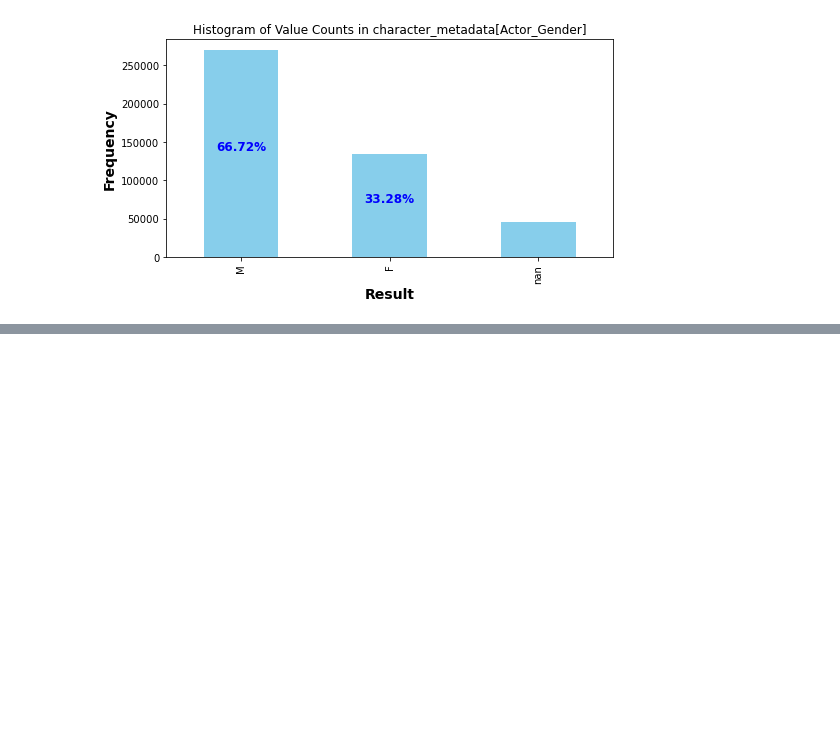
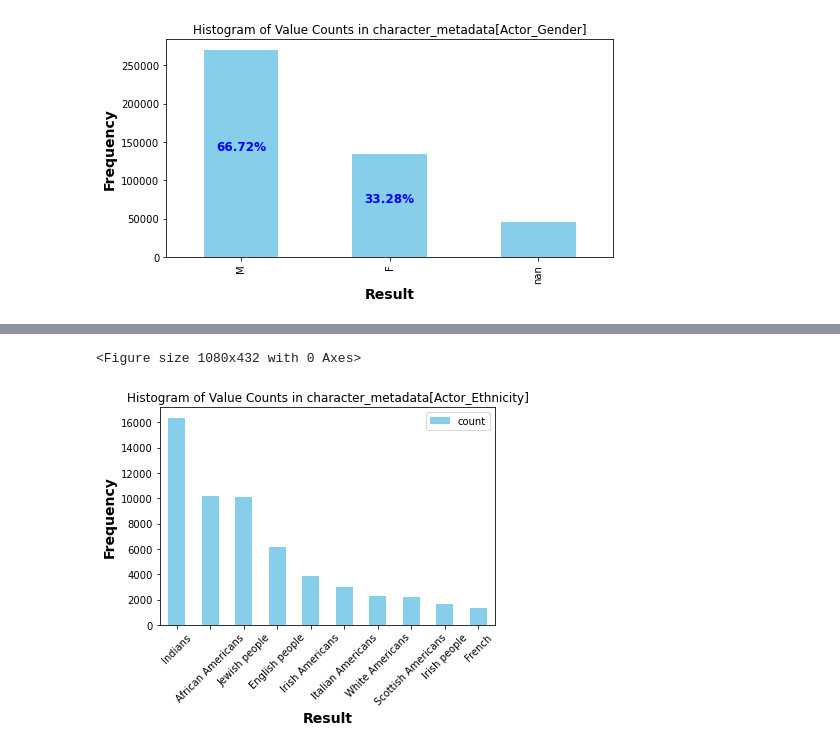
Before and after one commit to epfl-ada/ada-2024-project-fadadudata2024, a Jupyter notebook: Axe-3_ethincity_and_genre.ipynb, the cells around one changed output, grey strips where cells are left out. Saved outputs shown, nothing was run; the diff lists cells and outputs as text; code cells hidden in the pictures; blank space fills up the shorter version.

```diff
--- a/Axe-3_ethincity_and_genre.ipynb
+++ b/Axe-3_ethincity_and_genre.ipynb
@@ -187,0 +163,21 @@ plt.show()
+# %%
+full_movie_metadata_char_gender_american=full_movie_metadata_char_gender[full_movie_metadata_char_gender['Continents'].apply(lambda x: 'America'in x)]
+m_count_a = full_movie_metadata_char_gender_american['Actor_Gender'].value_counts().get('M', 0)
+f_count_a = full_movie_metadata_char_gender_american['Actor_Gender'].value_counts().get('F', 0)
+total_gender_count_a=full_movie_metadata_char_gender_american['Actor_Gender'].count()
+gender_count_a=full_movie_metadata_char_gender_american['Actor_Gender'].value_counts(dropna = False)
+display(gender_count_a.head(30).to_frame().style.set_table_attributes('style="display:inline"').set_caption('<b>Actor Gender (America)</b>'))
+
+full_movie_metadata_char_gender_europe=full_movie_metadata_char_gender[full_movie_metadata_char_gender['Continents'].apply(lambda x: 'Europe'in x)]
+m_count_e = full_movie_metadata_char_gender_europe['Actor_Gender'].value_counts().get('M', 0)
+f_count_e = full_movie_metadata_char_gender_europe['Actor_Gender'].value_counts().get('F', 0)
+total_gender_count_e=full_movie_metadata_char_gender_europe['Actor_Gender'].count()
+gender_count_e=full_movie_metadata_char_gender_europe['Actor_Gender'].value_counts(dropna = False)
+display(gender_count_e.head(30).to_frame().style.set_table_attributes('style="display:inline"').set_caption('<b>Actor Gender (Europe)</b>'))
+
+full_movie_metadata_char_gender_both=full_movie_metadata_char_gender[full_movie_metadata_char_gender['Continents'].apply(lambda x: 'Both'in x)]
+m_count_b = full_movie_metadata_char_gender_both['Actor_Gender'].value_counts().get('M', 0)
+f_count_b = full_movie_metadata_char_gender_both['Actor_Gender'].value_counts().get('F', 0)
+total_gender_count_b=full_movie_metadata_char_gender_both['Actor_Gender'].count()
+gender_count_b=full_movie_metadata_char_gender_both['Actor_Gender'].value_counts(dropna = False)
+display(gender_count_b.head(30).to_frame().style.set_table_attributes('style="display:inline"').set_caption('<b>Actor Gender (Both)</b>'))
@@ -187,0 +248,5 @@ plt.show()
+# %%
+ethnicity_map=pd.read_csv("data/ethnicity_mappings.csv")
+# Add a leading slash to Freebase_ID in ethnicity_map
+ethnicity_map['freebase_id'] = ethnicity_map['freebase_id'].apply(lambda x: f'/{x}' if not x.startswith('/') else x)
+ethnicity_map.head(5)
@@ -187,0 +271,6 @@ plt.show()
+# %%
+# Convert the ethnicity_map DataFrame into a dictionary for mapping
+ethnicity_dict = ethnicity_map.set_index('freebase_id')['ethnicity'].to_dict()
+
+# Map the Freebase IDs in character_metadata to their ethnicities
+character_metadata['Actor_Ethnicity'] = character_metadata['Actor_Ethnicity'].map(ethnicity_dict)
@@ -187,0 +291,16 @@ plt.show()
+# %%
+ethnicity_count=character_metadata['Actor_Ethnicity'].value_counts().head(10).to_frame()
+
+
+# Plot the histogram
+plt.figure(figsize=(15, 6))
+
+ethnicity_count.plot(kind='bar', color='skyblue')
+plt.title('Histogram of Value Counts in character_metadata[Actor_Ethnicity]')
+plt.xlabel('Result', fontdict={'fontsize': 14, 'fontweight': 'bold'})
+plt.ylabel('Frequency', fontdict={'fontsize': 14, 'fontweight': 'bold'})
+plt.xticks(rotation=45)
+plt.show()
+# %% [output]
+<Figure size 1080x432 with 0 Axes>
+[figure, added]
```
Also changed, not shown: parts of 20 cells of this notebook.
